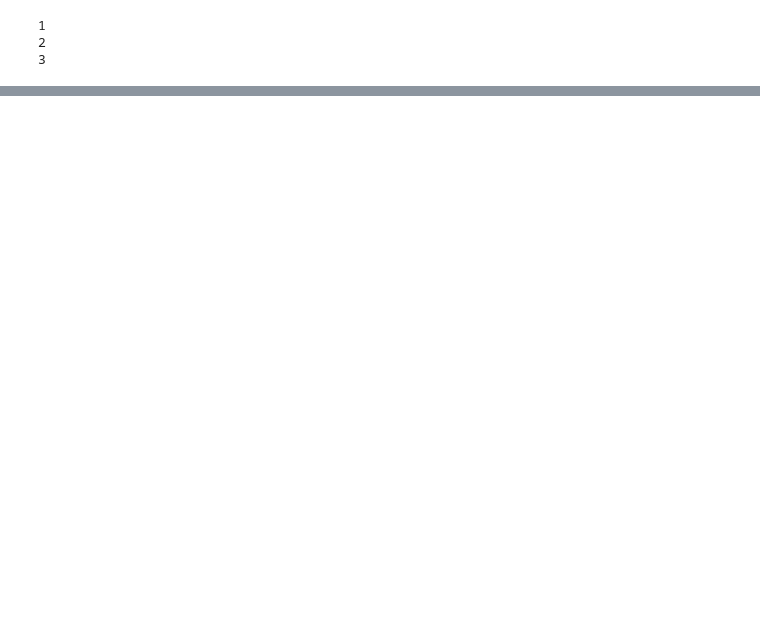
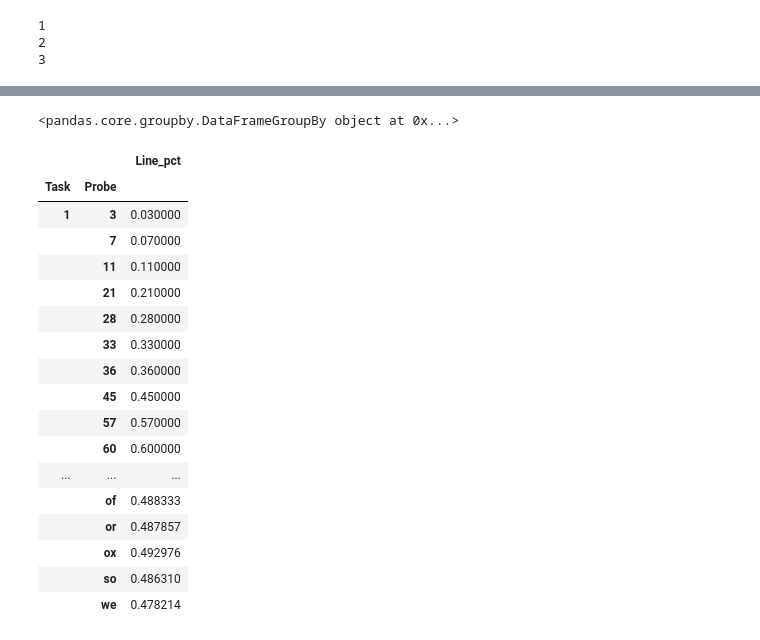
Before and after one commit to franink/Fractions, a Jupyter notebook: Data_Analyses/NLine_Behavioral.ipynb, the cells around one changed output, grey strips where cells are left out. Saved outputs shown, nothing was run; the diff lists cells and outputs as text; code cells hidden in the pictures; blank space fills up the shorter version.

```diff
--- a/Data_Analyses/NLine_Behavioral.ipynb
+++ b/Data_Analyses/NLine_Behavioral.ipynb
@@ -1007,5 +1018,28 @@ for sub in responded_subj.groups.keys():
 # %%
 #D2[3]
 # %%
-#probes = nline_df[['Task', 'Probe', 'Line_pct']]
-#probes[probes['Probe']=='if']
+probes = nline_df[['Task', 'Probe', 'Line_pct']]
+# %% [output]
+<pandas.core.groupby.DataFrameGroupBy object at 0x...>
+# %%
+probes_G = probes.groupby(['Task','Probe'])
+probes_G.mean()
+# %% [output]
+|  |  | Line_pct |
+| Task | Probe |  |
+| 1 | 3 | 0.030000 |
+|  | 7 | 0.070000 |
+|  | 11 | 0.110000 |
+|  | 21 | 0.210000 |
+|  | 28 | 0.280000 |
+|  | 33 | 0.330000 |
+|  | 36 | 0.360000 |
+|  | 45 | 0.450000 |
+|  | 57 | 0.570000 |
+|  | 60 | 0.600000 |
+| ... | ... | ... |
+|  | of | 0.488333 |
+|  | or | 0.487857 |
+|  | ox | 0.492976 |
+|  | so | 0.486310 |
+|  | we | 0.478214 |
```
Also changed, not shown: parts of 7 cells of this notebook, 4 other files.
